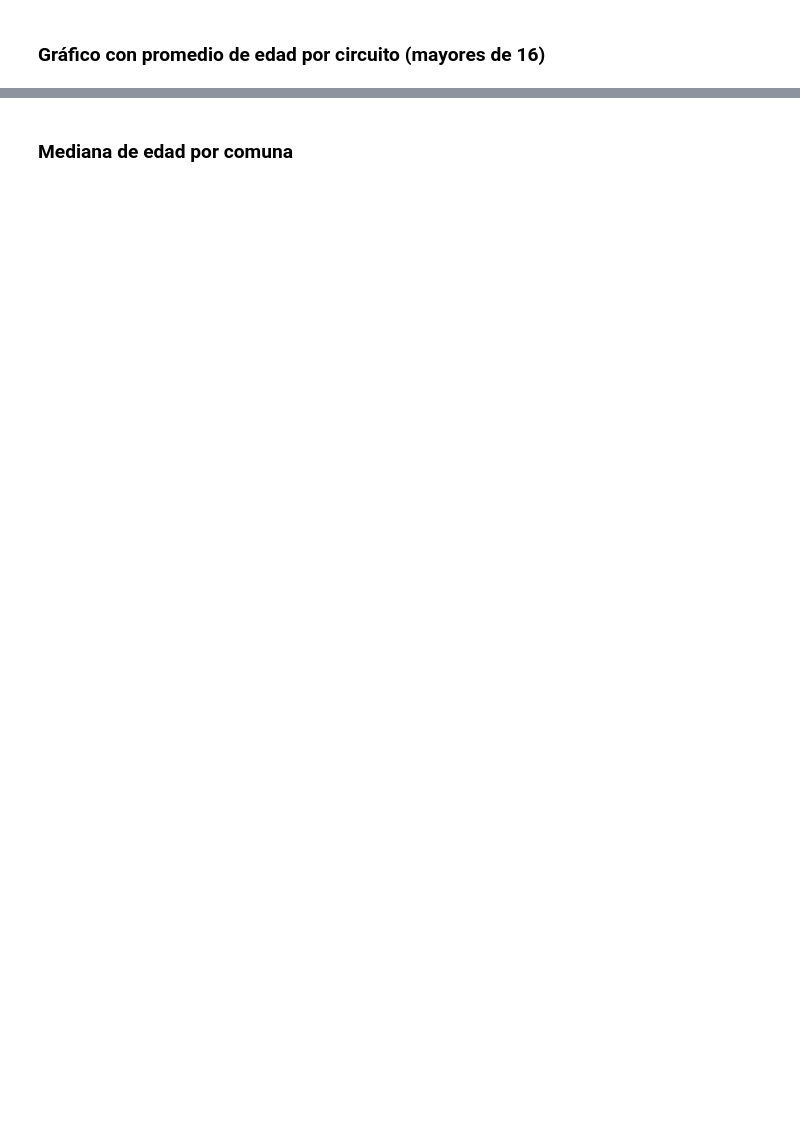
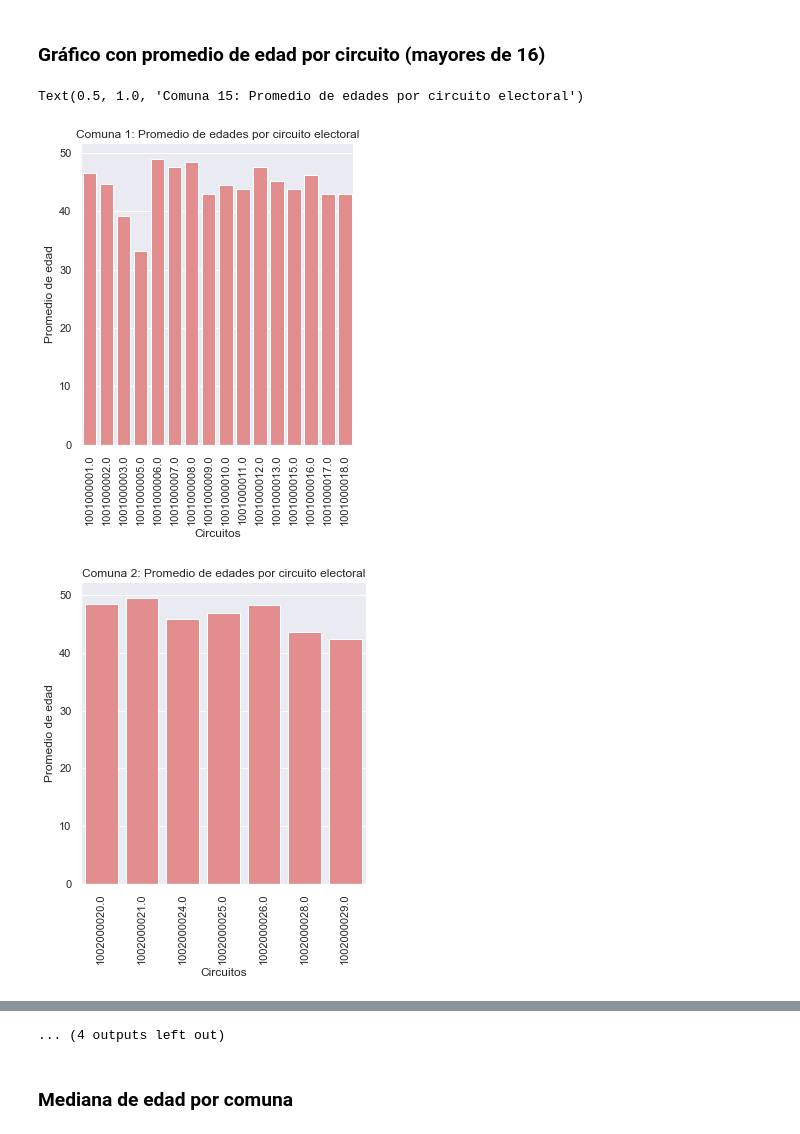
Before and after one commit to LenaSofia/MET4OP, a Jupyter notebook: examenes/TP2/segunda_parte/Entrega/consigna_3.ipynb, the cells around one changed output, grey strips where cells are left out. Cells and saved outputs as stored; diff of their text form; code cells hidden in the pictures; blank space fills up the shorter version.

```diff
--- a/examenes/TP2/segunda_parte/Entrega/consigna_3.ipynb
+++ b/examenes/TP2/segunda_parte/Entrega/consigna_3.ipynb
@@ -295,107 +295,111 @@ FileNotFoundError: [Errno 2] No such file or directory: 'Flor\\csvs usados para
  ### Gráfico con promedio de edad por circuito (mayores de 16)
 # %%
 sns.set(style = 'darkgrid')
-df = pd.read_csv("/content/Comuna1.csv")
+df = pd.read_csv(r"..\Flor\csvs usados para graficos\Comuna1.csv")
 fig2=sns.catplot(data=df, x="CODIGO_CIRCUITO", y="P03", kind="bar", color="lightcoral")
 fig2.set_xticklabels(df.CODIGO_CIRCUITO, rotation=90)
 plt.ylabel("Promedio de edad")
 plt.xlabel ("Circuitos")
 plt.title('Comuna 1: Promedio de edades por circuito electoral')
 
-df = pd.read_csv("/content/Comuna2.csv")
+df = pd.read_csv(r"..\Flor\csvs usados para graficos\Comuna2.csv")
 fig2=sns.catplot(data=df, x="CODIGO_CIRCUITO", y="P03", kind="bar", color="lightcoral")
 fig2.set_xticklabels(df.CODIGO_CIRCUITO, rotation=90)
 plt.ylabel("Promedio de edad")
 plt.xlabel ("Circuitos")
 plt.title('Comuna 2: Promedio de edades por circuito electoral')
 
-df = pd.read_csv("/content/Comuna3.csv")
+df = pd.read_csv(r"..\Flor\csvs usados para graficos\Comuna3.csv")
 fig2=sns.catplot(data=df, x="CODIGO_CIRCUITO", y="P03", kind="bar", color="lightcoral")
 fig2.set_xticklabels(df.CODIGO_CIRCUITO, rotation=90)
 plt.ylabel("Promedio de edad")
 plt.xlabel ("Circuitos")
 plt.title('Comuna 3: Promedio de edades por circuito electoral')
 
-df = pd.read_csv("/content/Comuna4.csv")
+df = pd.read_csv(r"..\Flor\csvs usados para graficos\Comuna4.csv")
 fig2=sns.catplot(data=df, x="CODIGO_CIRCUITO", y="P03", kind="bar",color="lightcoral")
 fig2.set_xticklabels(df.CODIGO_CIRCUITO, rotation=90)
 plt.ylabel("Promedio de edad")
 plt.xlabel ("Circuitos")
 plt.title('Comuna 4: Promedio de edades por circuito electoral')
 
-df = pd.read_csv("/content/Comuna5.csv")
+df = pd.read_csv(r"..\Flor\csvs usados para graficos\Comuna5.csv")
 fig2=sns.catplot(data=df, x="CODIGO_CIRCUITO", y="P03", kind="bar", color="lightcoral")
 fig2.set_xticklabels(df.CODIGO_CIRCUITO, rotation=90)
 plt.ylabel("Promedio de edad")
 plt.xlabel ("Circuitos")
 plt.title('Comuna 5: Promedio de edades por circuito electoral')
 
-df = pd.read_csv("/content/Comuna6.csv")
+df = pd.read_csv(r"..\Flor\csvs usados para graficos\Comuna6.csv")
 fig2=sns.catplot(data=df, x="CODIGO_CIRCUITO", y="P03", kind="bar", color="lightcoral")
 fig2.set_xticklabels(df.CODIGO_CIRCUITO, rotation=90)
 plt.ylabel("Promedio de edad")
 plt.xlabel ("Circuitos")
 plt.title('Comuna 6: Promedio de edades por circuito electoral')
 
-df = pd.read_csv("/content/Comuna7.csv")
+df = pd.read_csv(r"..\Flor\csvs usados para graficos\Comuna7.csv")
 fig2=sns.catplot(data=df, x="CODIGO_CIRCUITO", y="P03", kind="bar", color="lightcoral")
 fig2.set_xticklabels(df.CODIGO_CIRCUITO, rotation=90)
 plt.ylabel("Promedio de edad")
 plt.xlabel ("Circuitos")
 plt.title('Comuna 7: Promedio de edades por circuito electoral')
 
-df = pd.read_csv("/content/Comuna8.csv")
+df = pd.read_csv(r"..\Flor\csvs usados para graficos\Comuna8.csv")
 fig2=sns.catplot(data=df, x="CODIGO_CIRCUITO", y="P03", kind="bar", color="lightcoral")
 fig2.set_xticklabels(df.CODIGO_CIRCUITO, rotation=90)
 plt.ylabel("Promedio de edad")
 plt.xlabel ("Circuitos")
 plt.title('Comuna 8: Promedio de edades por circuito electoral')
 
-df = pd.read_csv("/content/Comuna9.csv")
+df = pd.read_csv(r"..\Flor\csvs usados para graficos\Comuna9.csv")
 fig2=sns.catplot(data=df, x="CODIGO_CIRCUITO", y="P03", kind="bar", color="lightcoral")
 fig2.set_xticklabels(df.CODIGO_CIRCUITO, rotation=90)
 plt.ylabel("Promedio de edad")
 plt.xlabel ("Circuitos")
 plt.title('Comuna 9: Promedio de edades por circuito electoral')
 
-df = pd.read_csv("/content/Comuna10.csv")
+df = pd.read_csv(r"..\Flor\csvs usados para graficos\Comuna10.csv")
 fig2=sns.catplot(data=df, x="CODIGO_CIRCUITO", y="P03", kind="bar", color="lightcoral")
 fig2.set_xticklabels(df.CODIGO_CIRCUITO, rotation=90)
 plt.ylabel("Promedio de edad")
 plt.xlabel ("Circuitos")
 plt.title('Comuna 10: Promedio de edades por circuito electoral')
 
-df = pd.read_csv("/content/Comuna11.csv")
+df = pd.read_csv(r"..\Flor\csvs usados para graficos\Comuna11.csv")
 fig2=sns.catplot(data=df, x="CODIGO_CIRCUITO", y="P03", kind="bar", color="lightcoral")
 fig2.set_xticklabels(df.CODIGO_CIRCUITO, rotation=90)
 plt.ylabel("Promedio de edad")
 plt.xlabel ("Circuitos")
 plt.title('Comuna 11: Promedio de edades por circuito electoral')
 
-df = pd.read_csv("/content/Comuna12.csv")
+df = pd.read_csv(r"..\Flor\csvs usados para graficos\Comuna12.csv")
 fig2=sns.catplot(data=df, x="CODIGO_CIRCUITO", y="P03", kind="bar", color="lightcoral")
 fig2.set_xticklabels(df.CODIGO_CIRCUITO, rotation=90)
 plt.ylabel("Promedio de edad")
 plt.xlabel ("Circuitos")
 plt.title('Comuna 12: Promedio de edades por circuito electoral')
 
-df = pd.read_csv("/content/Comuna13.csv")
+df = pd.read_csv(r"..\Flor\csvs usados para graficos\Comuna13.csv")
 fig2=sns.catplot(data=df, x="CODIGO_CIRCUITO", y="P03", kind="bar", color="lightcoral")
 fig2.set_xticklabels(df.CODIGO_CIRCUITO, rotation=90)
 plt.ylabel("Promedio de edad")
 plt.xlabel ("Circuitos")
 plt.title('Comuna 13: Promedio de edades por circuito electoral')
 
-df = pd.read_csv("/content/Comuna14.csv")
+df = pd.read_csv(r"..\Flor\csvs usados para graficos\Comuna14.csv")
 fig2=sns.catplot(data=df, x="CODIGO_CIRCUITO", y="P03", kind="bar", color="lightcoral")
 fig2.set_xticklabels(df.CODIGO_CIRCUITO, rotation=90)
 plt.ylabel("Promedio de edad")
 plt.xlabel ("Circuitos")
 plt.title('Comuna 14: Promedio de edades por circuito electoral')
 
-df = pd.read_csv("/content/Comuna15.csv")
+df = pd.read_csv(r"..\Flor\csvs usados para graficos\Comuna15.csv")
 fig2=sns.catplot(data=df, x="CODIGO_CIRCUITO", y="P03", kind="bar", color="lightcoral")
 fig2.set_xticklabels(df.CODIGO_CIRCUITO, rotation=90)
 plt.ylabel("Promedio de edad")
 plt.xlabel ("Circuitos")
 plt.title('Comuna 15: Promedio de edades por circuito electoral')
+# %% [output]
+Text(0.5, 1.0, 'Comuna 15: Promedio de edades por circuito electoral')
+[figure, added]
+[figure, added]
@@ -402,3 +415,4 @@ plt.title('Comuna 15: Promedio de edades por circuito electoral')
+... (4 outputs left out)
 # %% [markdown]
 ### Mediana de edad por comuna
 # %%
```
Also changed, not shown: parts of 5 cells of this notebook.
